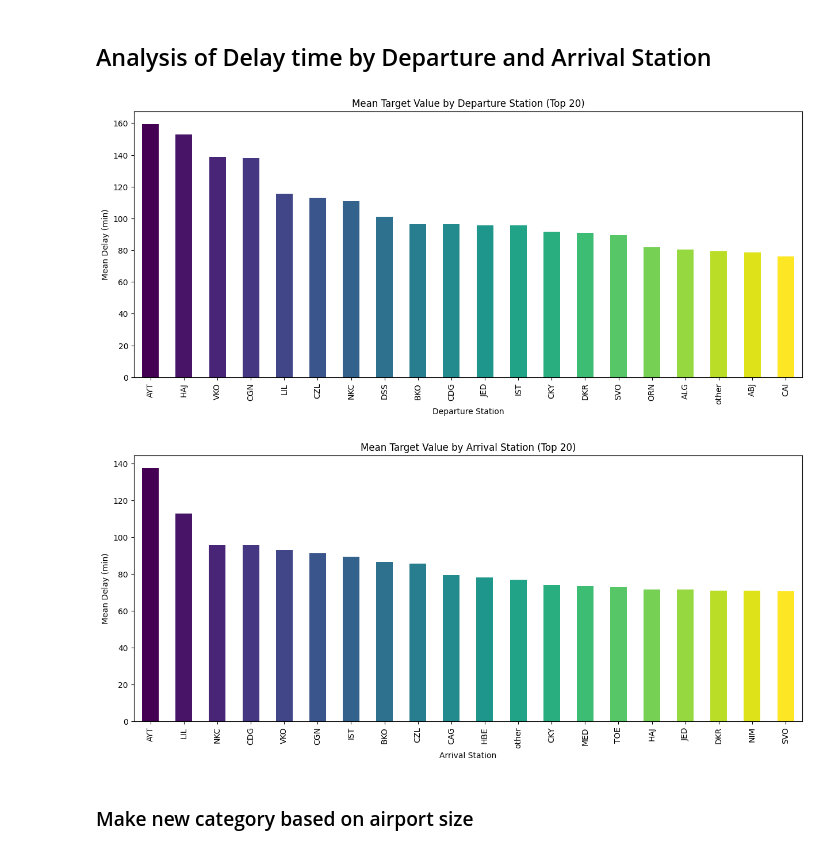
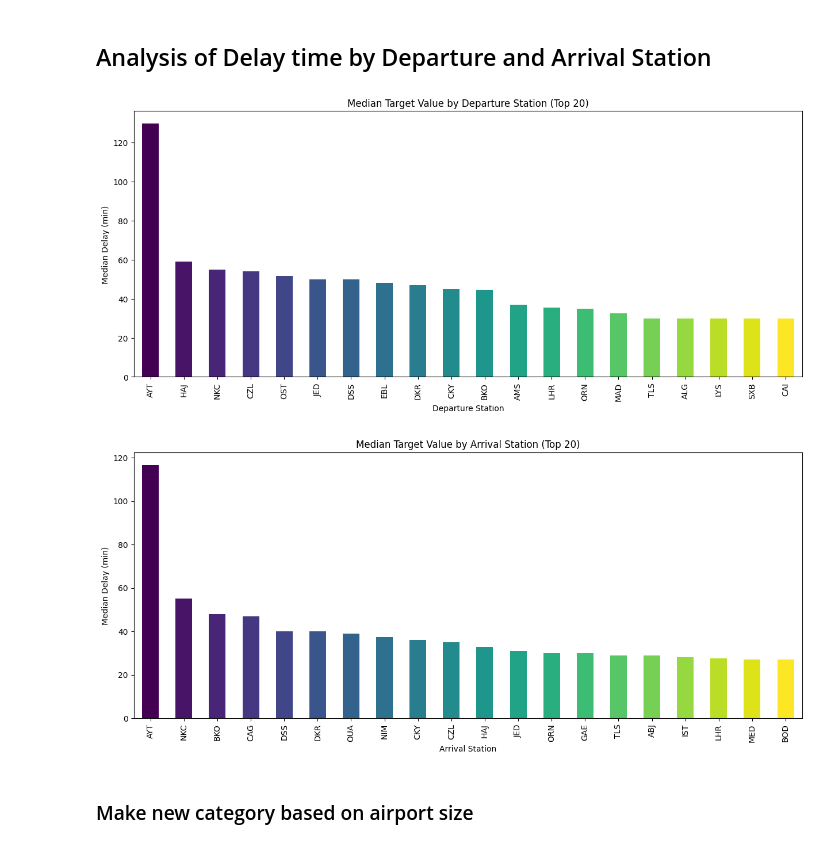
Before and after one commit to marenbor/ml_project_flight_delays, a Jupyter notebook: EDA_Maren.ipynb, the cells around one changed output. Cells and saved outputs as stored; diff of their text form; code cells hidden in the pictures.

```diff
--- a/EDA_Maren.ipynb
+++ b/EDA_Maren.ipynb
@@ -11,0 +9,6 @@ df.columns = df.columns.str.lower()
+# %%
+#loaded data as well as airport data with information about the airports from https://datahub.io/core/airport-codes
+
+df = pd.read_csv('data/Train.csv')
+airport_data = pd.read_csv('data/airport_data.csv')
+df.columns = df.columns.str.lower()
@@ -11,0 +137,9 @@ df.columns = df.columns.str.lower()
+# %%
+#select interesting columns from airport_data
+airport_data = airport_data[['continent', 'iso_country', 'elevation_ft', 'type', 'iata_code']]
+# %%
+#merge airport data with train data
+df = df.merge(airport_data, left_on='depstn', right_on='iata_code', how='left')
+df = df.merge(airport_data, left_on='arrstn', right_on='iata_code', how='left', suffixes=('_dep', '_arr'))
+df = df.drop(columns=['iata_code_dep', 'iata_code_arr'])
+df.head()
@@ -11,0 +163,6 @@ df.columns = df.columns.str.lower()
+# %%
+import numpy as np
+
+# Make new features with DP Kontinent = Arr Kontinent
+df['is_same_continent'] = np.where(df['continent_dep'].isna() | df['continent_arr'].isna(), np.nan, df['continent_dep'] == df['continent_arr'])
+df['is_same_country'] = np.where(df['iso_country_dep'].isna() | df['iso_country_arr'].isna(), np.nan, df['iso_country_dep'] == df['iso_country_arr'])
@@ -278,35 +446,35 @@ plt.show()
 # %% [markdown]
 ## Analysis of Delay time by Departure and Arrival Station
 # %%
-# Calculate the mean of the target variable for each departure station and sort by mean value
-depstn_target_mean_top20 = df_updated.groupby('depstn')['target'].mean().sort_values(ascending=False).head(20)
+# Calculate the median of the target variable for each departure station and sort by median value
+depstn_target_median_top20 = df_updated.groupby('depstn')['target'].median().sort_values(ascending=False).head(20)
 
 # Plot the bar chart with wider x-axis and gradient colors
 plt.figure(figsize=(15, 6))
-colors = plt.cm.viridis(np.linspace(0, 1, len(depstn_target_mean_top20)))
-depstn_target_mean_top20.plot(kind='bar', color=colors)
-plt.title('Mean Target Value by Departure Station (Top 20)')
+colors = plt.cm.viridis(np.linspace(0, 1, len(depstn_target_median_top20)))
+depstn_target_median_top20.plot(kind='bar', color=colors)
+plt.title('Median Target Value by Departure Station (Top 20)')
 plt.xlabel('Departure Station')
-plt.ylabel('Mean Delay (min)')
+plt.ylabel('Median Delay (min)')
 plt.xticks(rotation=90)
 plt.show()
 # %% [output]
-[figure, old version]
+[figure, new version]
 # %%
-# Calculate the mean of the target variable for each departure station and sort by mean value
-arrstn_target_mean_top20 = df_updated.groupby('arrstn')['target'].mean().sort_values(ascending=False).head(20)
+# Calculate the median of the target variable for each arrival station and sort by median value
+arrstn_target_median_top20 = df_updated.groupby('arrstn')['target'].median().sort_values(ascending=False).head(20)
 
 # Plot the bar chart with wider x-axis and gradient colors
 plt.figure(figsize=(15, 6))
-colors = plt.cm.viridis(np.linspace(0, 1, len(arrstn_target_mean_top20)))
-arrstn_target_mean_top20.plot(kind='bar', color=colors)
-plt.title('Mean Target Value by Arrival Station (Top 20)')
+colors = plt.cm.viridis(np.linspace(0, 1, len(arrstn_target_median_top20)))
+arrstn_target_median_top20.plot(kind='bar', color=colors)
+plt.title('Median Target Value by Arrival Station (Top 20)')
 plt.xlabel('Arrival Station')
-plt.ylabel('Mean Delay (min)')
+plt.ylabel('Median Delay (min)')
 plt.xticks(rotation=90)
 plt.show()
 # %% [output]
-[figure, old version]
+[figure, new version]
 # %% [markdown]
 ### Make new category based on airport size
 # %%
```
Also changed, not shown: parts of 32 cells of this notebook, 1 other file.
